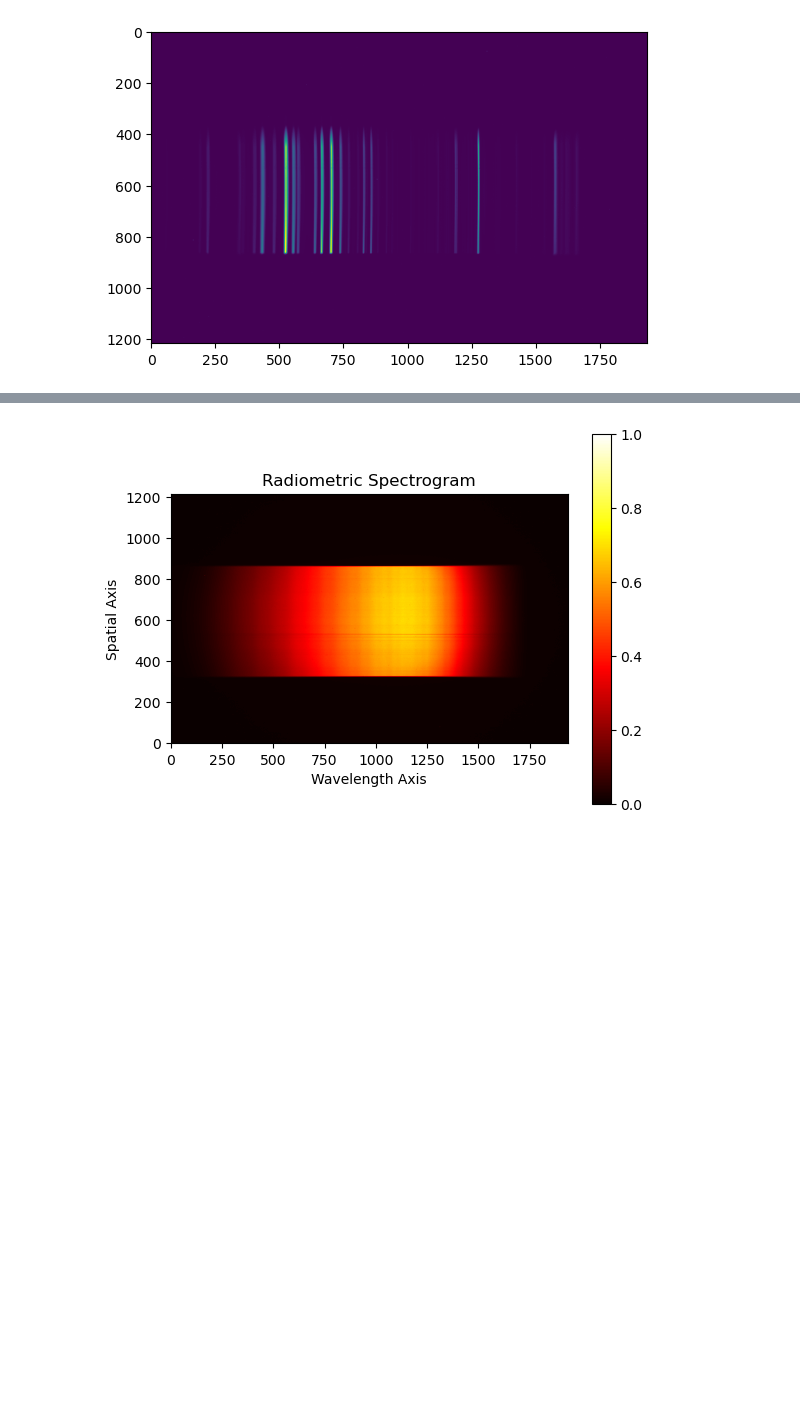
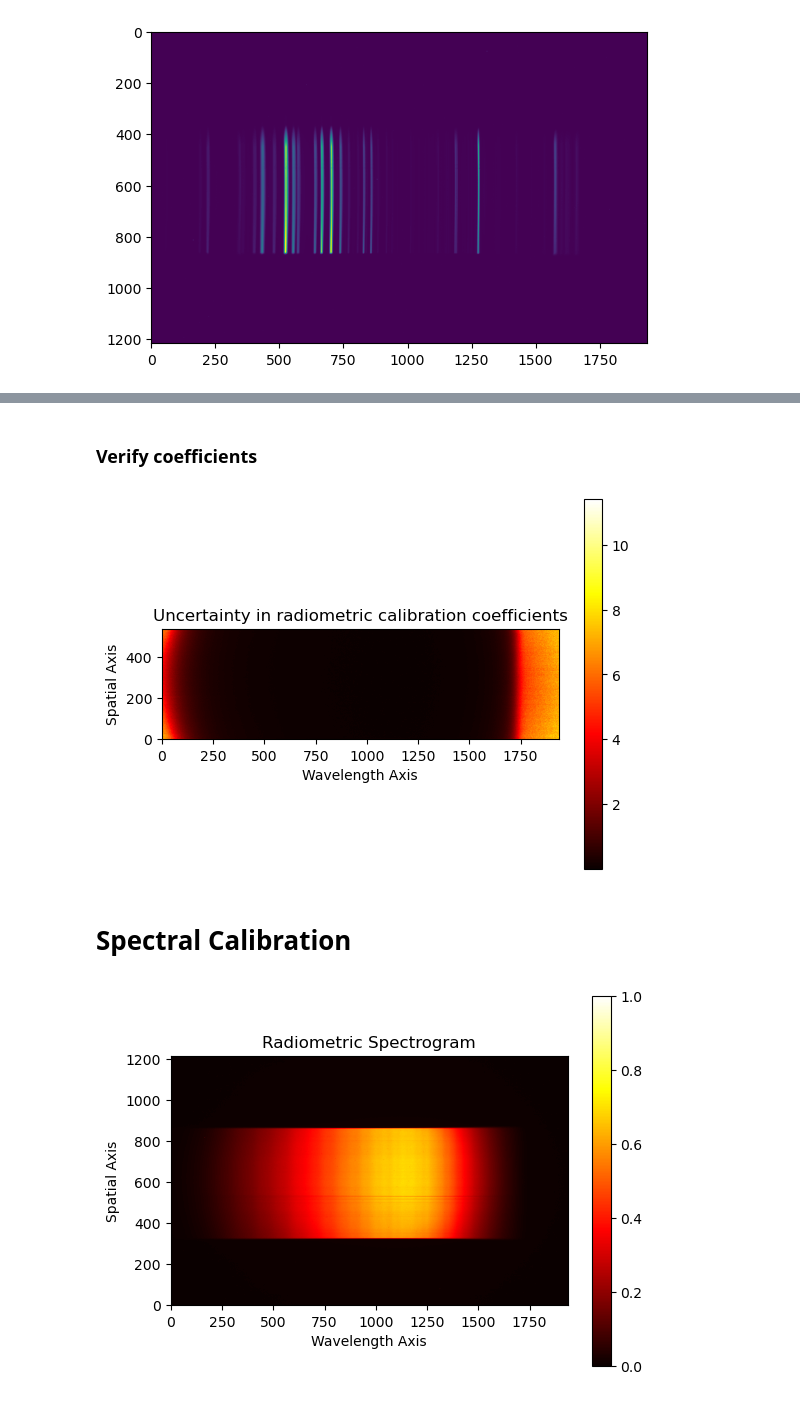
Before and after one commit to Larshalvorhansen/optikkLab, a Jupyter notebook: Code/Assignment_1/notebook.ipynb, the cells around one changed output, grey strips where cells are left out. Drawn from its saved outputs; the diff is of its cells as text; code cells hidden in the pictures; blank space fills up the shorter version.

```diff
--- a/Code/Assignment_1/notebook.ipynb
+++ b/Code/Assignment_1/notebook.ipynb
@@ -91,3 +259,40 @@ plt.imshow(datacube4)
+# %% [markdown]
+### Verify coefficients
+# %%
+# verify coefficients
+
+base_folder = r'.\Data\radiometric-verify'
+file_list = glob.glob(os.path.join(base_folder, '*'))
+
+samples = 1
+bands = 1936
+datacube = np.fromfile(file_list[0], dtype='uint16')
+datacube = datacube.reshape((-1, samples, bands))[edge1:edge2,0,::-1]
+avg_cube = np.zeros_like(datacube).astype(float) # init. empty empty average datacube
+
+exposures = [20, 40, 60, 80, 100, 200, 400, 600, 800, 1000]
+
+for i in range(10):
+    datacube = np.fromfile(file_list[i+1], dtype='uint16')
+    datacube = datacube.reshape((-1, samples, bands))[edge1:edge2,0,::-1]
+    avg_cube += 1/10 * datacube / (exposures[i]/1000)
+# avg_cube = avg_cube.reshape((-1, samples, bands))[:,0,::-1]
+
+avg_L = K/avg_cube
+img_L = K/datacube
+
+uncertainty = np.abs( (avg_L-img_L)/avg_L) # equation from lab doc.
+
+plt.imshow(uncertainty, cmap='hot', origin='lower')
+plt.colorbar()
+plt.title('Uncertainty in radiometric calibration coefficients')
+plt.xlabel('Wavelength Axis')
+plt.ylabel('Spatial Axis')
+plt.show()
+# %% [output]
+[figure, added]
+# %% [markdown]
+# Spectral Calibration
 # %%
 import numpy as np
 import matplotlib.pyplot as plt
```
Also changed, not shown: parts of 9 cells of this notebook.
